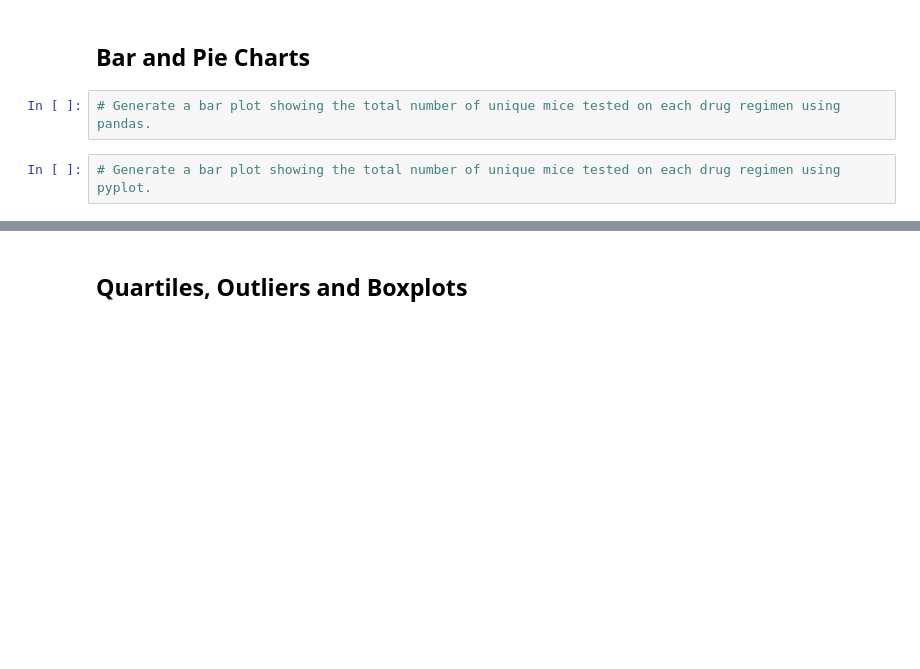
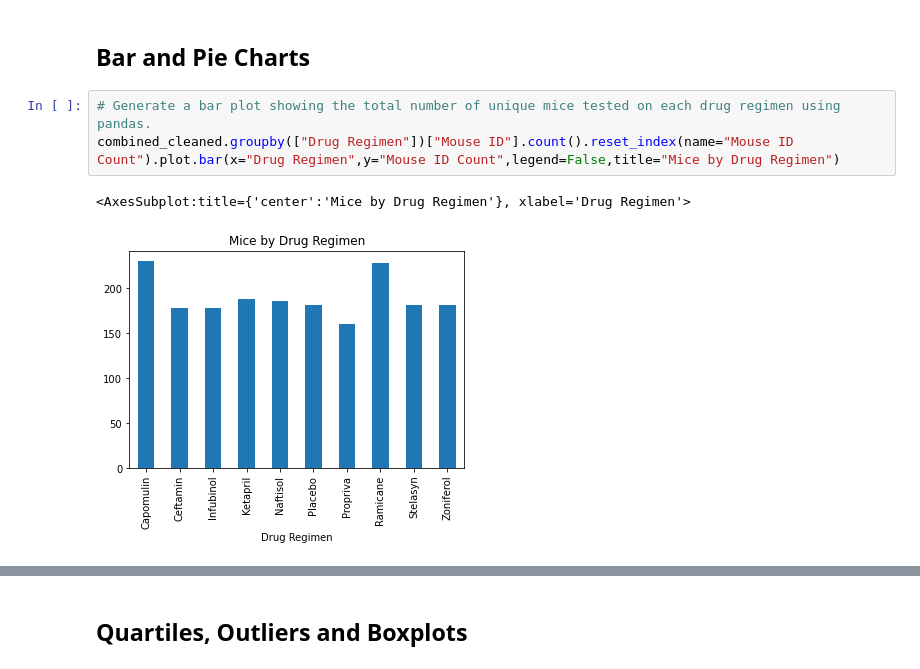
Before and after one commit to kumar084/Matplotlib-challenge, a Jupyter notebook: Pymaceuticals/pymaceuticals_starter-checkpoint.ipynb, the cells around one changed output, grey strips where cells are left out. Drawn from its saved outputs; the diff is of its cells as text; blank space fills up the shorter version.

Commit message:
adding charts

```diff
--- a/Pymaceuticals/pymaceuticals_starter-checkpoint.ipynb
+++ b/Pymaceuticals/pymaceuticals_starter-checkpoint.ipynb
@@ -115,5 +115,7 @@ Groupby_sum
 ## Bar and Pie Charts
 # %%
 # Generate a bar plot showing the total number of unique mice tested on each drug regimen using pandas.
+combined_cleaned.groupby(["Drug Regimen"])["Mouse ID"].count().reset_index(name="Mouse ID Count").plot.bar(x="Drug Regimen",y="Mouse ID Count",legend=False,title="Mice by Drug Regimen")
+# %% [output]
+<AxesSubplot:title={'center':'Mice by Drug Regimen'}, xlabel='Drug Regimen'>
+[figure, added]
-# %%
-# Generate a bar plot showing the total number of unique mice tested on each drug regimen using pyplot.
```
Also changed, not shown: parts of 4 cells of this notebook.
